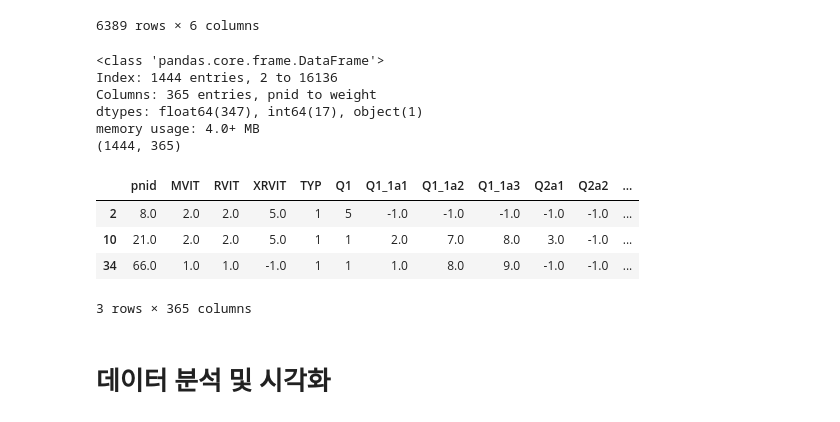
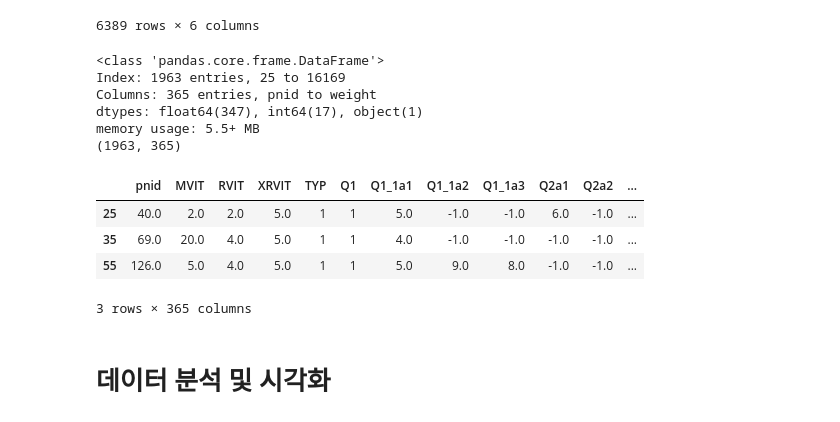
Before and after one commit to kKn00077/techit-travel-data-analysis, a Jupyter notebook: japan.ipynb, the cells around one changed output. Cells and saved outputs as stored; diff of their text form; code cells hidden in the pictures.

```diff
--- a/japan.ipynb
+++ b/japan.ipynb
@@ -87,25 +87,25 @@ display(columns_value_df)
 foreign_travel_df.fillna(-1, inplace=True)
 # %%
 # 일본 방한 여행객 데이터
-japanese_df = foreign_travel_df[foreign_travel_df['D_NAT'] == 4]
+japanese_df = foreign_travel_df[foreign_travel_df['D_NAT'] == 2]
 japanese_df.info()
 print(japanese_df.shape) # row: 1444, col: 365
 
 pd.set_option('display.max_columns', 274)  # 모든 열을 출력하도록 설정
 pd.set_option("display.max_rows", 274)
 
 display(japanese_df.head(3))
 # %% [output]
 <class 'pandas.core.frame.DataFrame'>
-Index: 1444 entries, 2 to 16136
+Index: 1963 entries, 25 to 16169
 Columns: 365 entries, pnid to weight
 dtypes: float64(347), int64(17), object(1)
-memory usage: 4.0+ MB
-(1444, 365)
+memory usage: 5.5+ MB
+(1963, 365)
 |  | pnid | MVIT | RVIT | XRVIT | TYP | Q1 | Q1_1a1 | Q1_1a2 | Q1_1a3 | Q2a1 | Q2a2 | ... |
-| 2 | 8.0 | 2.0 | 2.0 | 5.0 | 1 | 5 | -1.0 | -1.0 | -1.0 | -1.0 | -1.0 | ... |
-| 10 | 21.0 | 2.0 | 2.0 | 5.0 | 1 | 1 | 2.0 | 7.0 | 8.0 | 3.0 | -1.0 | ... |
-| 34 | 66.0 | 1.0 | 1.0 | -1.0 | 1 | 1 | 1.0 | 8.0 | 9.0 | -1.0 | -1.0 | ... |
+| 25 | 40.0 | 2.0 | 2.0 | 5.0 | 1 | 1 | 5.0 | -1.0 | -1.0 | 6.0 | -1.0 | ... |
+| 35 | 69.0 | 20.0 | 4.0 | 5.0 | 1 | 1 | 4.0 | -1.0 | -1.0 | -1.0 | -1.0 | ... |
+| 55 | 126.0 | 5.0 | 4.0 | 5.0 | 1 | 1 | 5.0 | 9.0 | 8.0 | -1.0 | -1.0 | ... |
 3 rows × 365 columns
 # %%
 # 시각화 처리를 위한 값 대체
```
Also changed, not shown: parts of 18 cells of this notebook.
